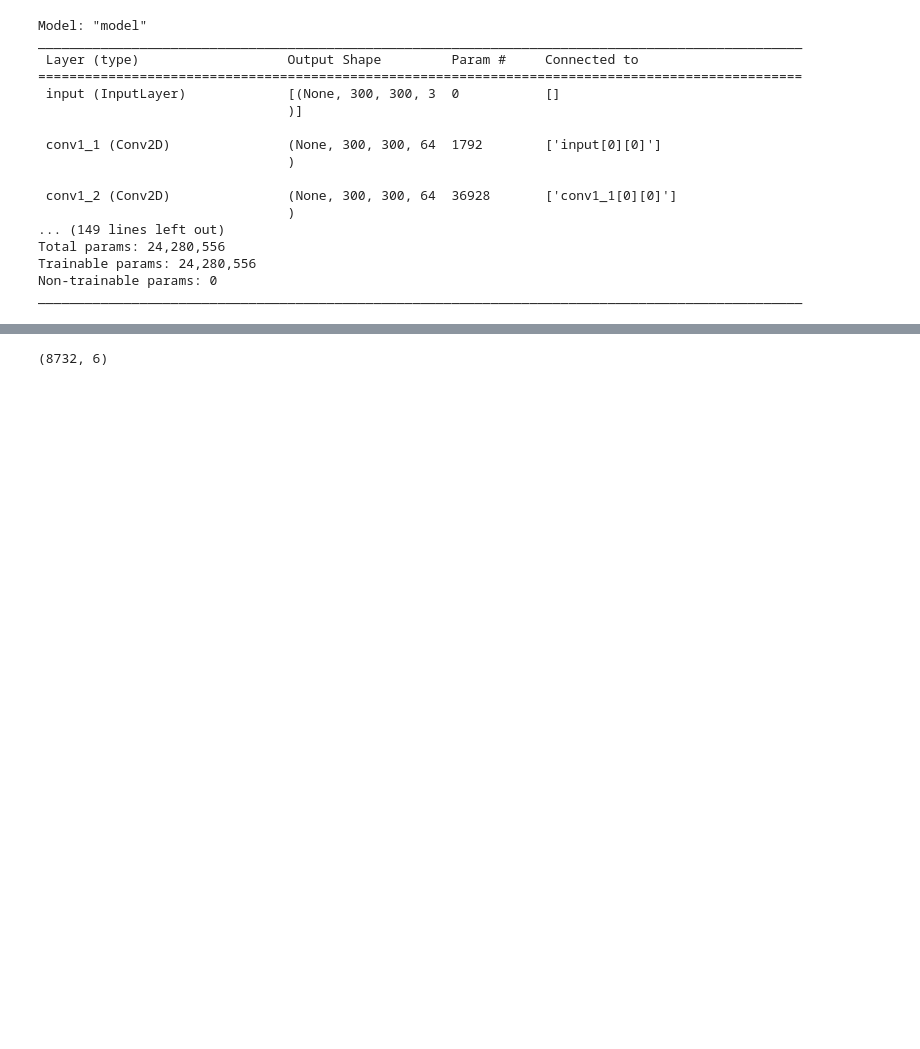
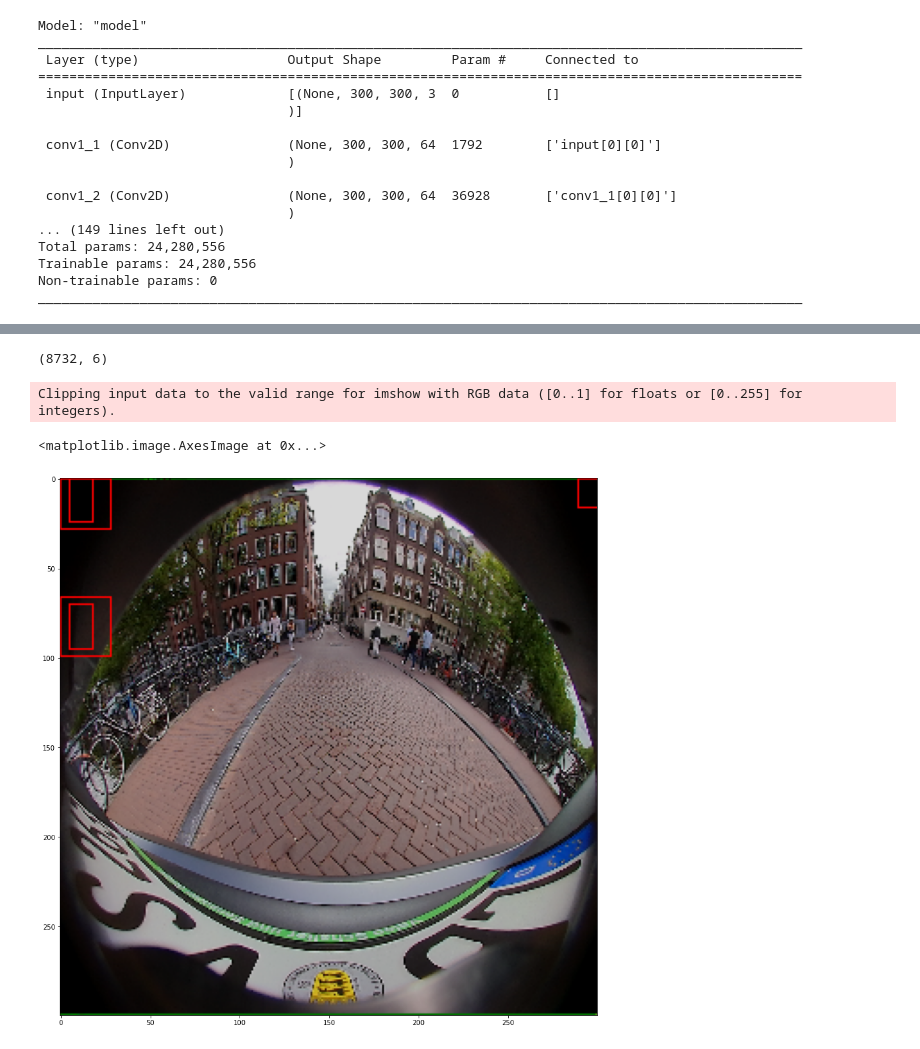
Before and after one commit to usmanr149/SSDModel, a Jupyter notebook: notebooks/Check model.ipynb, the cells around one changed output, grey strips where cells are left out. Saved outputs shown, nothing was run; the diff lists cells and outputs as text; code cells hidden in the pictures; blank space fills up the shorter version.

```diff
--- a/notebooks/Check model.ipynb
+++ b/notebooks/Check model.ipynb
@@ -482,4 +486,0 @@ conf_loss = pred[1]
-# %%
-conf_loss[2].shape
-# %% [output]
-(8732, 6)
@@ -485,0 +489,22 @@ conf_loss[2].shape
+# %%
+conf_loss[2].shape
+# %% [output]
+(8732, 6)
+# %%
+image = holdout[0][0]
+# %%
+image_width = image_height = 300
+
+plt.figure(figsize=(15, 15))
+
+start_x, start_y, end_x, end_y = boxes[156, :].numpy()
+
+start_x, start_y, end_x, end_y = int(start_x * image_width), int(start_y * image_height), int(end_x * image_width), int(end_y * image_height)
+
+image = cv2.rectangle(image, [start_x, start_y], [end_x, end_y], (255, 0, 0), thickness = 1)
+
+plt.imshow(image)
+# %% [output]
+Clipping input data to the valid range for imshow with RGB data ([0..1] for floats or [0..255] for integers).
+<matplotlib.image.AxesImage at 0x...>
+[figure, added]
```
Also changed, not shown: parts of 24 cells of this notebook, 2 other files.
